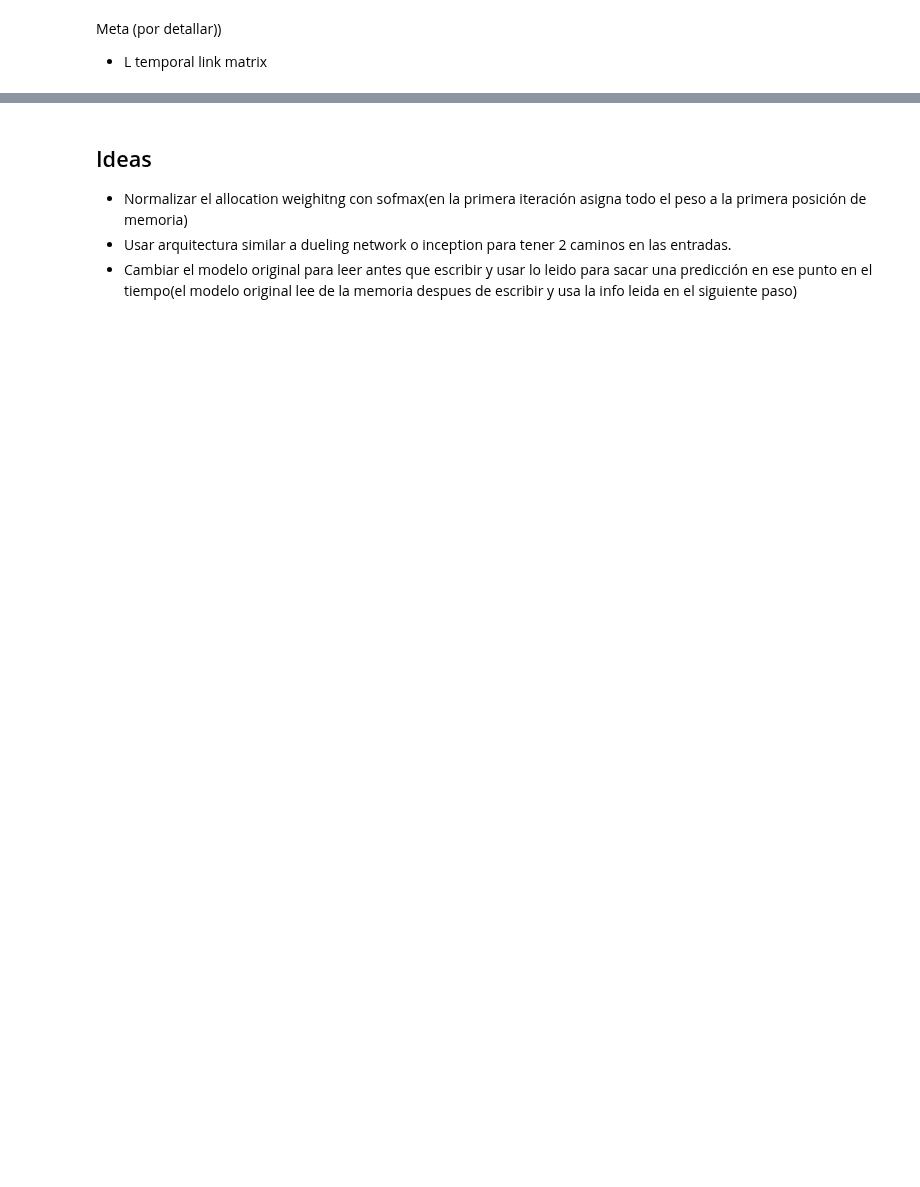
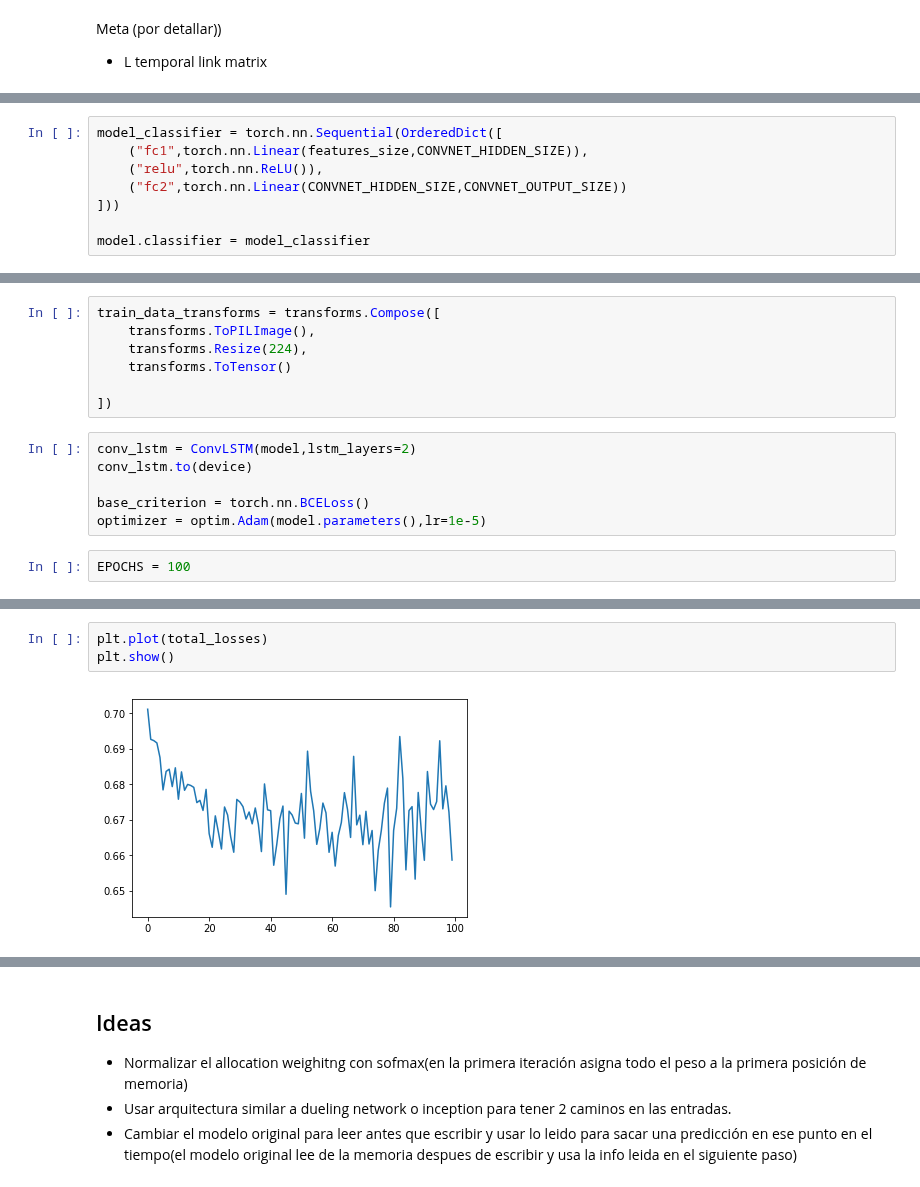
Before and after one commit to llealgt/postgrado_especializacion_investigacion_cientifica, a Jupyter notebook: proyecto/codigo/prototipos.ipynb, the cells around one changed output, grey strips where cells are left out. Cells and saved outputs as stored; diff of their text form; blank space fills up the shorter version.

Commit message:
Not so good results with lstm ;(

```diff
--- a/proyecto/codigo/prototipos.ipynb
+++ b/proyecto/codigo/prototipos.ipynb
@@ -374,0 +392,8 @@ Meta (por detallar))
+# %%
+model_classifier = torch.nn.Sequential(OrderedDict([
+    ("fc1",torch.nn.Linear(features_size,CONVNET_HIDDEN_SIZE)),
+    ("relu",torch.nn.ReLU()),
+    ("fc2",torch.nn.Linear(CONVNET_HIDDEN_SIZE,CONVNET_OUTPUT_SIZE))
+]))
+
+model.classifier = model_classifier
@@ -374,0 +429,15 @@ Meta (por detallar))
+# %%
+train_data_transforms = transforms.Compose([
+    transforms.ToPILImage(),
+    transforms.Resize(224),
+    transforms.ToTensor()
+
+])
+# %%
+conv_lstm = ConvLSTM(model,lstm_layers=2)
+conv_lstm.to(device)
+
+base_criterion = torch.nn.BCELoss()
+optimizer = optim.Adam(model.parameters(),lr=1e-5)
+# %%
+EPOCHS = 100
@@ -374,0 +548,5 @@ Meta (por detallar))
+# %%
+plt.plot(total_losses)
+plt.show()
+# %% [output]
+[figure, added]
```
Also changed, not shown: parts of 14 cells of this notebook.
